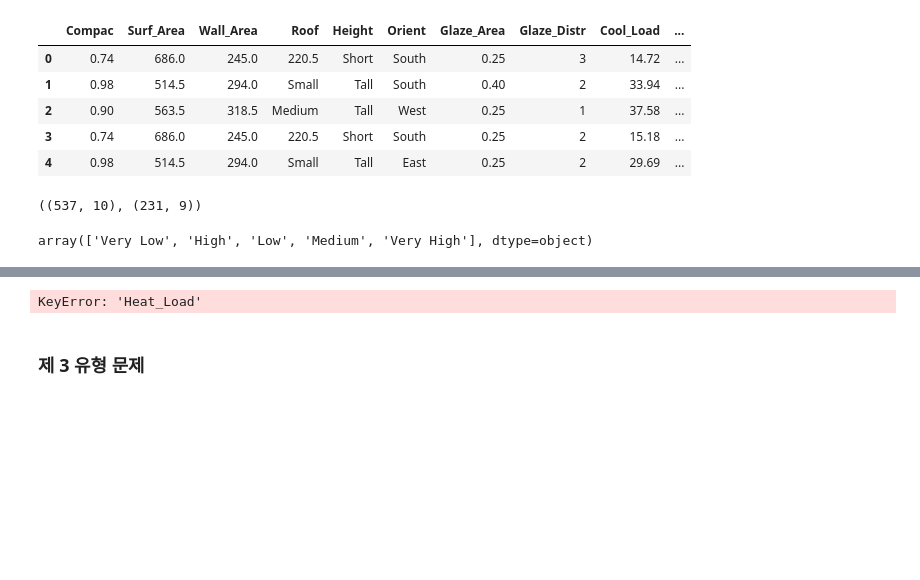
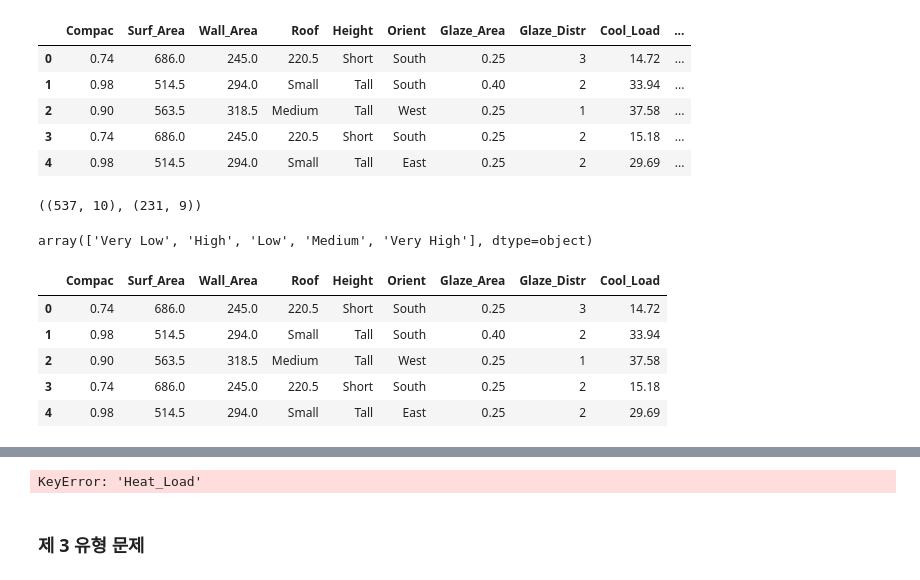
Before and after one commit to va4756/yemoon_bigdata_test, a Jupyter notebook: sinagong_bigdata.ipynb, the cells around one changed output, grey strips where cells are left out. Drawn from its saved outputs; the diff is of its cells as text; code cells hidden in the pictures; blank space fills up the shorter version.

```diff
--- a/sinagong_bigdata.ipynb
+++ b/sinagong_bigdata.ipynb
@@ -1416,3 +1422,14 @@ train.shape, test.shape   # ((537, 10), (231, 9))  -> 종속변수 : Heat_Load
 train['Heat_Load'].unique()
 # %% [output]
 array(['Very Low', 'High', 'Low', 'Medium', 'Very High'], dtype=object)
+# %%
+train = train.drop(['Heat_Load'], axis=1)
+# %%
+train.head()
+# %% [output]
+|  | Compac | Surf_Area | Wall_Area | Roof | Height | Orient | Glaze_Area | Glaze_Distr | Cool_Load |
+| 0 | 0.74 | 686.0 | 245.0 | 220.5 | Short | South | 0.25 | 3 | 14.72 |
+| 1 | 0.98 | 514.5 | 294.0 | Small | Tall | South | 0.40 | 2 | 33.94 |
+| 2 | 0.90 | 563.5 | 318.5 | Medium | Tall | West | 0.25 | 1 | 37.58 |
+| 3 | 0.74 | 686.0 | 245.0 | 220.5 | Short | South | 0.25 | 2 | 15.18 |
+| 4 | 0.98 | 514.5 | 294.0 | Small | Tall | East | 0.25 | 2 | 29.69 |
```
Also changed, not shown: parts of 17 cells of this notebook.
